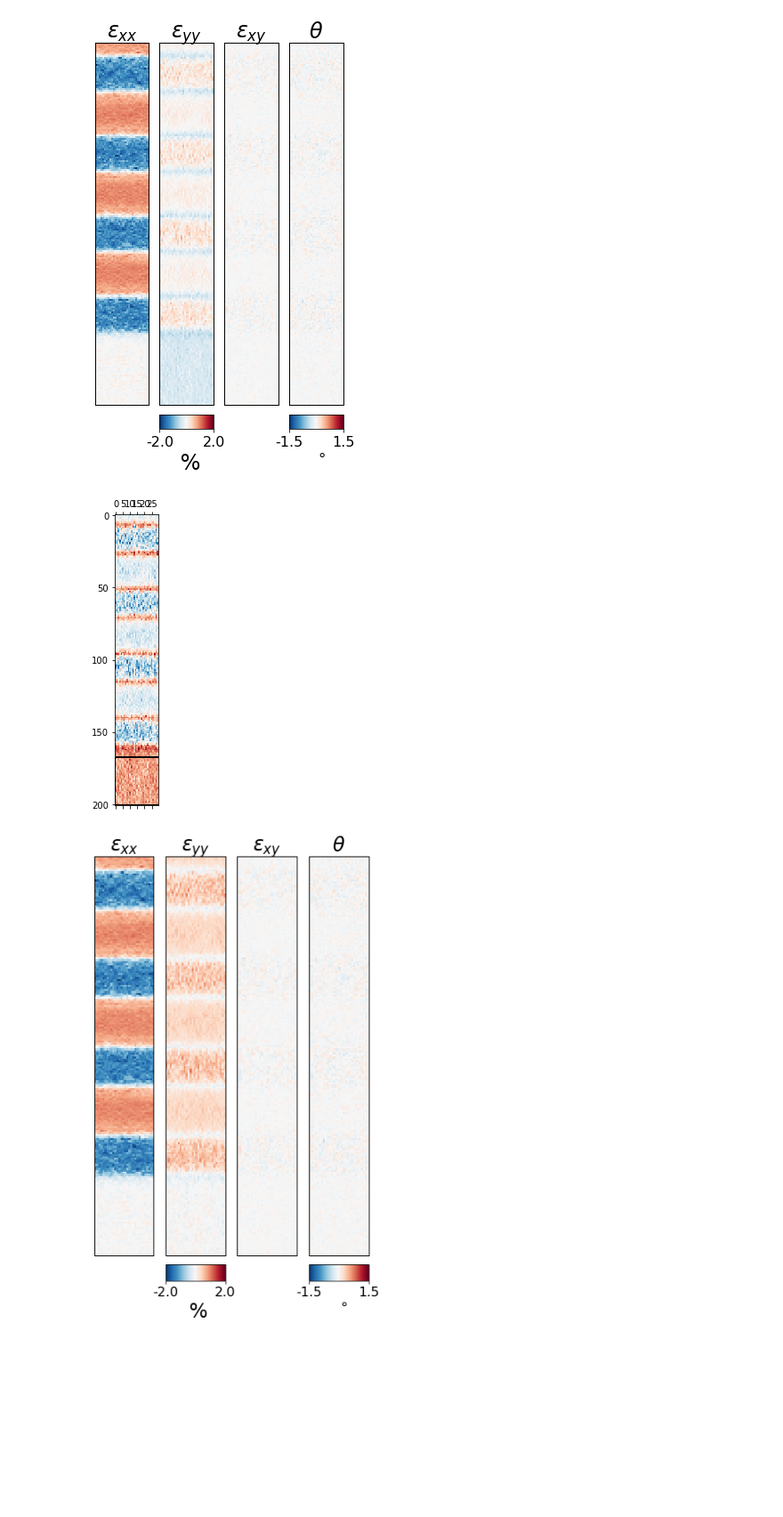
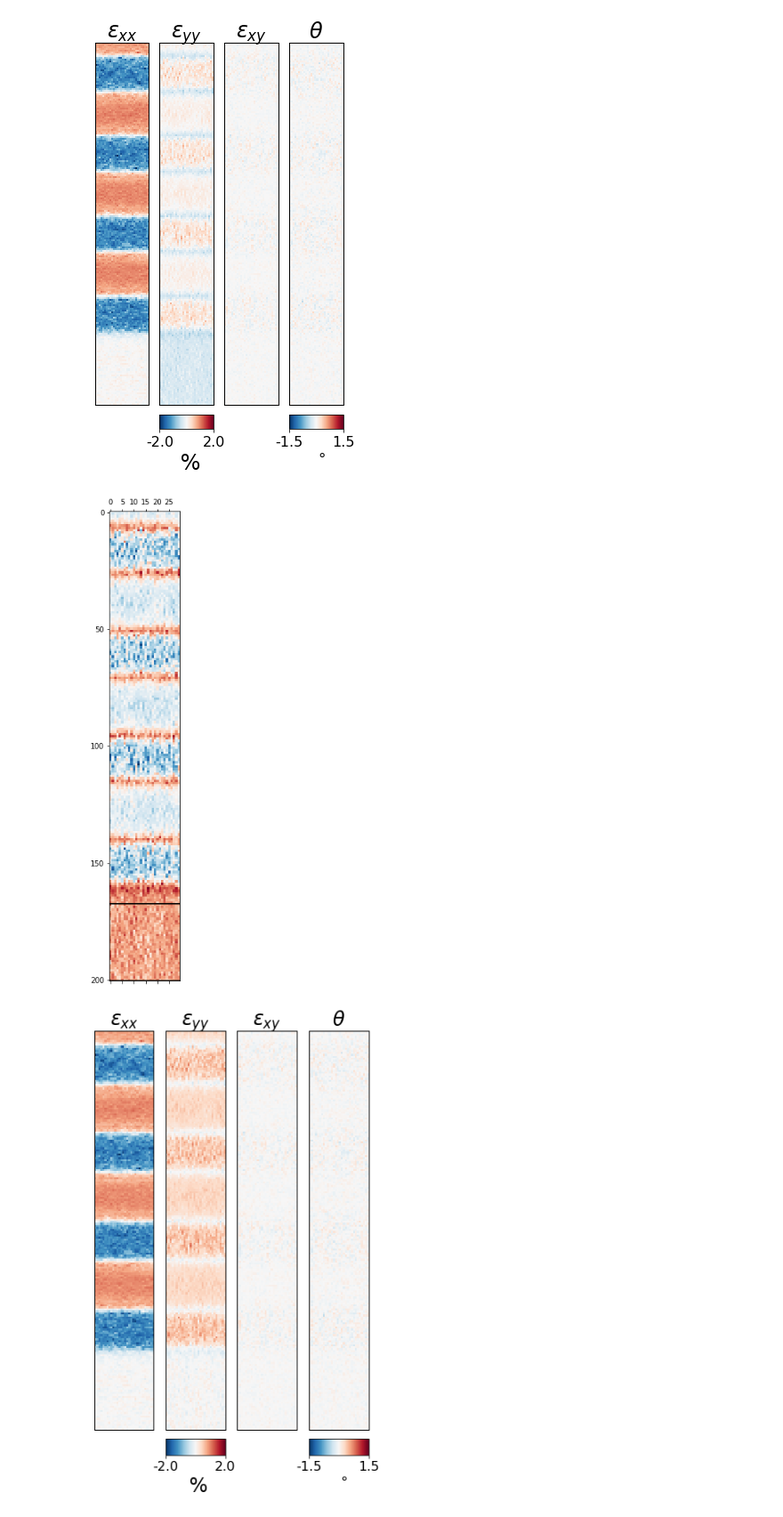
Before and after one commit to py4dstem/py4DSTEM_tutorials, a Jupyter notebook: notebooks/strain_simulated/small_Ge_SiGe_MLs_ideal.ipynb, the cells around one changed output. Shown at 89% size. Saved outputs shown, nothing was run; the diff lists cells and outputs as text; code cells hidden in the pictures; blank space fills up the shorter version.

Commit message:
A few minor tweaks to the strain tutorial

```diff
--- a/notebooks/strain_simulated/small_Ge_SiGe_MLs_ideal.ipynb
+++ b/notebooks/strain_simulated/small_Ge_SiGe_MLs_ideal.ipynb
@@ -41,12 +40,11 @@ py4DSTEM.__version__
 # %%
 # File paths - output files will be augmented with the correct file extension
-file_path_input = '/media/cophus/DATA/4DSTEM/cropped_Ge_SiGe_ML_ideal.h5'
-file_path_output = '/media/cophus/DATA/4DSTEM/cropped_Ge_SiGe_ML_ideal'
-# file_path_input = 'C:/data/SiGe_sims/cropped_Ge_SiGe_ML_ideal.h5'
-# file_path_output = 'C:/data/SiGe_sims/cropped_Ge_SiGe_ML_ideal'
-
-file_path_input = '/Users/Ben/Work/Data/py4DSTEM_tutorials/cropped_Ge_SiGe_ML_ideal.h5'
-file_path_output = '/Users/Ben/Work/Data/py4DSTEM_tutorials/cropped_Ge_SiGe_ML_ideal_output'
+# file_path_input = '/media/cophus/DATA/4DSTEM/cropped_Ge_SiGe_ML_ideal.h5'
+# file_path_output = '/media/cophus/DATA/4DSTEM/cropped_Ge_SiGe_ML_ideal_output'
+file_path_input = 'C:/Users/cophus/Desktop/data/cropped_Ge_SiGe_ML_ideal.h5'
+file_path_output = 'C:/Users/cophus/Desktop/data/cropped_Ge_SiGe_ML_ideal_output'
+# file_path_input = '/Users/Ben/Work/Data/py4DSTEM_tutorials/cropped_Ge_SiGe_ML_ideal.h5'
+# file_path_output = '/Users/Ben/Work/Data/py4DSTEM_tutorials/cropped_Ge_SiGe_ML_ideal_output'
 # %%
 py4DSTEM.io.read(file_path_input)
 # %% [output]
@@ -168,9 +166,8 @@ dp2 = dataset.data[rxs[2],rys[2],:,:]
 corrPower=1.0
 sigma=0
 edgeBoundary= 16
-minRelativeIntensity=0.004
+minRelativeIntensity=0.001
 minPeakSpacing= 24
-maxNumPeaks=100
 subpixel='poly'
 upsample_factor=4
 
@@ -182,7 +179,7 @@ disks_selected = py4DSTEM.process.diskdetection.find_Bragg_disks_selected(
     corrPower=corrPower,
     sigma=sigma,edgeBoundary=edgeBoundary,
     minRelativeIntensity=minRelativeIntensity,
-    minPeakSpacing=minPeakSpacing,maxNumPeaks=maxNumPeaks,
+    minPeakSpacing=minPeakSpacing,
     subpixel=subpixel,
     upsample_factor=upsample_factor)
 
@@ -344,19 +355,19 @@ py4DSTEM.visualize.show_strain(
 # %%
 # Set the reference lattice to be the probe positions inside the substrate.
 
 x0,xf = 168,201
 y0,yf = 0,50
 
 py4DSTEM.visualize.show(
     strainmap_mediang1g2.slices['e_yy'],
     mask=strainmap_mediang1g2.slices['mask'],
-    figsize=(2, 6),
+    figsize=(2, 12),
     cmap='RdBu',
     clipvals='centered',
     min=0,
     rectangle={'lims':(x0,xf,y0,yf),'fill':False,'color':'k'})
 # %% [output]
-[figure, old version]
+[figure, new version]
 # %%
 # Get new reference lattice vectors
 mask = np.zeros((dataset.R_Nx,dataset.R_Ny),dtype=bool)
```
Also changed, not shown: parts of 13 cells of this notebook.
